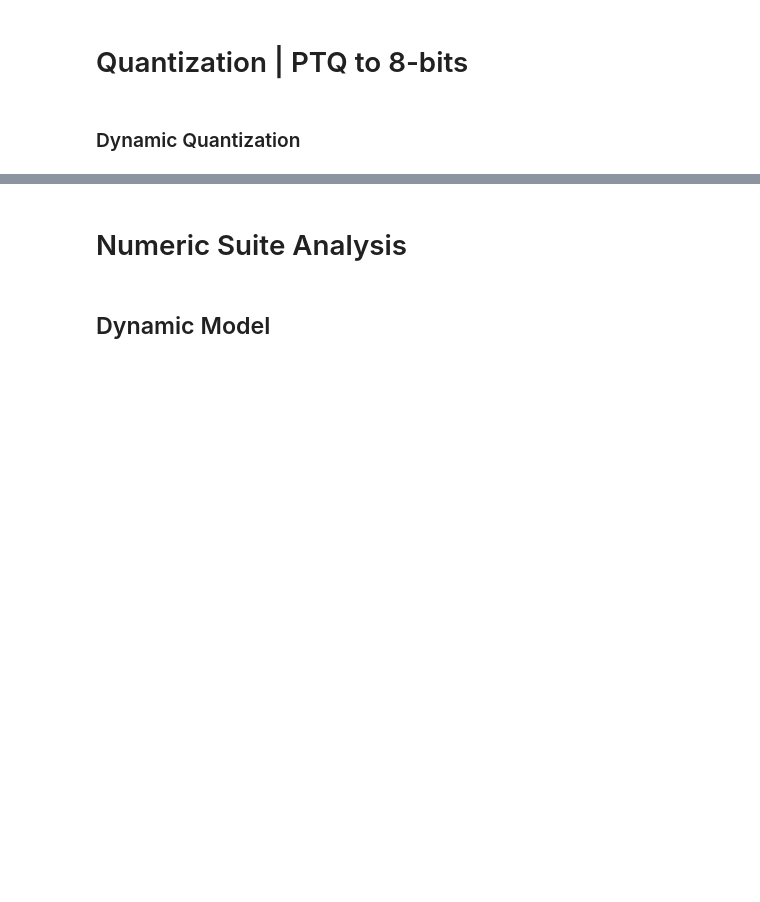
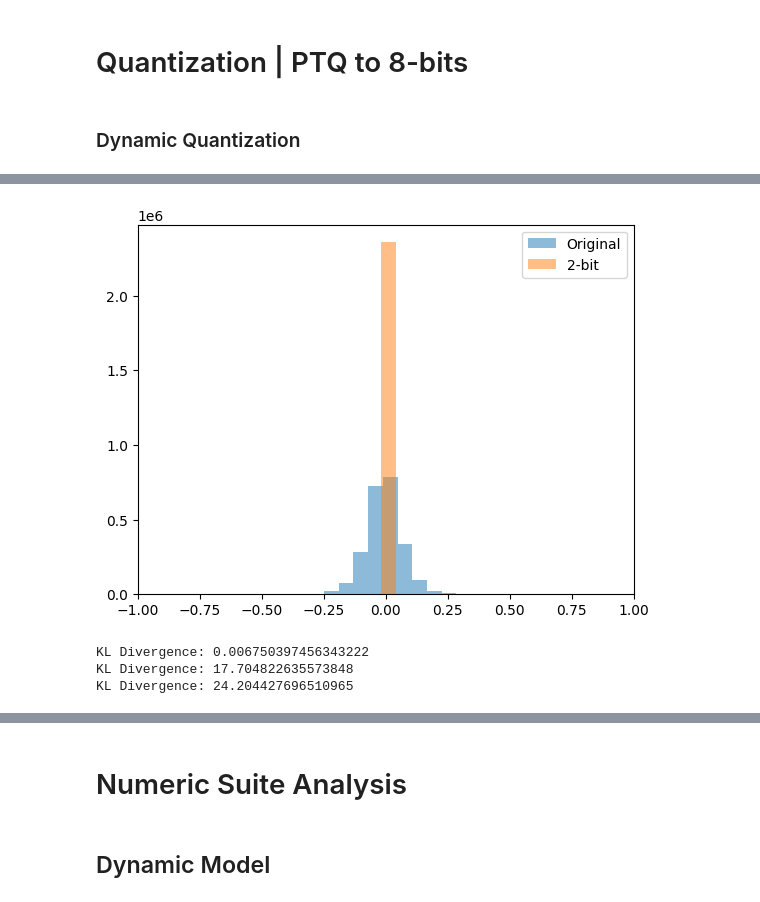
Before and after one commit to mtilerisoy/thesis, a Jupyter notebook: playground.ipynb, the cells around one changed output, grey strips where cells are left out. Saved outputs shown, nothing was run; the diff lists cells and outputs as text; code cells hidden in the pictures; blank space fills up the shorter version.

```diff
--- a/playground.ipynb
+++ b/playground.ipynb
@@ -94,8 +95,7 @@ import pytorch_lightning as pl
 import configs
 
 # Set the configuration
-_config = configs.vilt_config_vqav2
-_config["model_"] = "vilt"
+_config = configs.vilt_config_nlvr2
 _config["batch_size"] = 32
 
 
@@ -277,0 +460,57 @@ Loaded names: ['vqa_vlue_test']
+# %%
+# Define the block selection
+block_selection = 'transformer.blocks[0].mlp.fc1'
+with torch.no_grad():
+    # Get the blocks from each model
+    block_full_precision = get_block(model, block_selection)
+    block_8bit = get_block(model_8, block_selection)
+    block_4bit = get_block(model_4, block_selection)
+    block_2bit = get_block(model_2, block_selection)
+
+    # Dequantize the quantized weights before performing the operation
+    weight_full_precision = block_full_precision.weight
+    weight_8bit = block_8bit.weight().dequantize() # .int_repr().float()
+    weight_4bit = block_4bit.weight().dequantize() # .int_repr().float()
+    weight_2bit = block_2bit.weight().dequantize() # .int_repr().float()
+# %%
+import torch
+import numpy as np
+import matplotlib.pyplot as plt
+from scipy.stats import entropy
+
+# Example: Plot histograms
+plt.hist(weight_full_precision.flatten().detach().numpy(), bins=50, alpha=0.5, label="Original")
+# plt.hist(weight_8bit.flatten().detach().numpy(), bins=50, alpha=0.5, label="8-bit")
+# plt.hist(weight_4bit.flatten().detach().numpy(), bins=50, alpha=0.5, label="4-bit")
+plt.hist(weight_2bit.flatten().detach().numpy(), bins=50, alpha=0.5, label="2-bit")
+plt.legend()
+plt.xlim(-1, 1)
+plt.show()
+
+def compute_kl_divergence(original, quantized, bins=50, epsilon=1e-10):
+    hist_original, _ = np.histogram(original, bins=bins, density=True)
+    hist_quantized, _ = np.histogram(quantized, bins=bins, density=True)
+
+    # Add epsilon to avoid zero probabilities
+    hist_original = hist_original + epsilon
+    hist_quantized = hist_quantized + epsilon
+
+    # Normalize to ensure valid probability distributions
+    hist_original = hist_original / np.sum(hist_original)
+    hist_quantized = hist_quantized / np.sum(hist_quantized)
+
+    return entropy(hist_original, hist_quantized)
+
+kl_divergence = compute_kl_divergence(weight_full_precision.flatten().detach().numpy(), weight_8bit.flatten().detach().numpy())
+print("KL Divergence:", kl_divergence)
+
+kl_divergence = compute_kl_divergence(weight_full_precision.flatten().detach().numpy(), weight_4bit.flatten().detach().numpy())
+print("KL Divergence:", kl_divergence)
+
+kl_divergence = compute_kl_divergence(weight_full_precision.flatten().detach().numpy(), weight_2bit.flatten().detach().numpy())
+print("KL Divergence:", kl_divergence)
+# %% [output]
+[figure, added]
+KL Divergence: 0.006750397456343222
+KL Divergence: 17.704822635573848
+KL Divergence: 24.204427696510965
```
Also changed, not shown: parts of 41 cells of this notebook.
